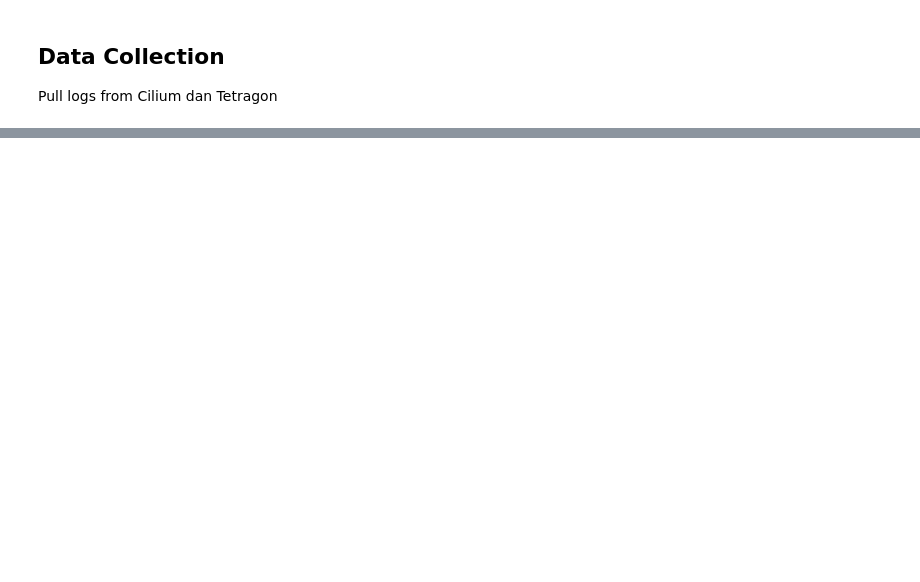
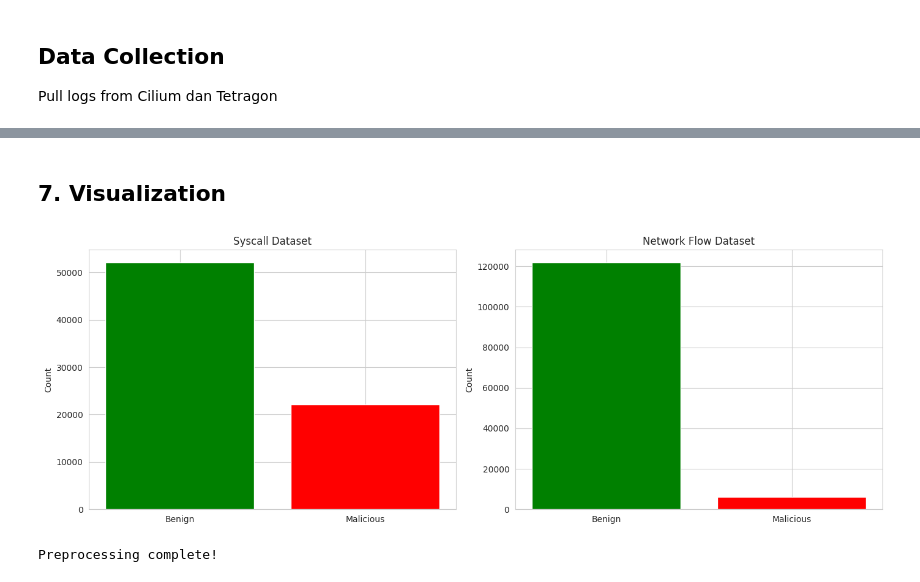
Before and after one commit to danielcristho/K-WATCH, a Jupyter notebook: feature_engineering/pre_processing.ipynb, the cells around one changed output, grey strips where cells are left out. Cells and saved outputs as stored; diff of their text form; code cells hidden in the pictures; blank space fills up the shorter version.

```diff
--- a/feature_engineering/pre_processing.ipynb
+++ b/feature_engineering/pre_processing.ipynb
@@ -855,0 +371,23 @@ Selected features  : ['is_reply', 'flag_SYN', 'flag_ACK', 'flag_FIN', 'flag_PSH'
+# %%
+# Syscall
+X_syscall = syscall_dataset[['n1', 'n2', 'n3', 'n4', 'n5']]
+y_syscall = syscall_dataset['label']
+
+X_train_sys, X_test_sys, y_train_sys, y_test_sys = train_test_split(
+    X_syscall, y_syscall, test_size=0.3, random_state=42, stratify=y_syscall
+)
+
+print("=== Syscall Dataset ===")
+print(f"Train: {len(X_train_sys):,} | Test: {len(X_test_sys):,}")
+print(f"Train labels: {Counter(y_train_sys)}")
+print(f"Test labels: {Counter(y_test_sys)}")
+
+# Network
+X_train_flow, X_test_flow, y_train_flow, y_test_flow = train_test_split(
+    X_flow_selected, y_flow, test_size=0.3, random_state=42, stratify=y_flow
+)
+
+print("\n=== Network Flow Dataset ===")
+print(f"Train: {len(X_train_flow):,} | Test: {len(X_test_flow):,}")
+print(f"Train labels: {Counter(y_train_flow)}")
+print(f"Test labels: {Counter(y_test_flow)}")
@@ -855,0 +433,25 @@ Selected features  : ['is_reply', 'flag_SYN', 'flag_ACK', 'flag_FIN', 'flag_PSH'
+# %% [markdown]
+## 7. Visualization
+# %%
+fig, axes = plt.subplots(1, 2, figsize=(14, 5))
+
+# Syscall
+syscall_counts = y_syscall.value_counts()
+axes[0].bar(['Benign', 'Malicious'], [syscall_counts.get(0, 0), syscall_counts.get(1, 0)], color=['green', 'red'])
+axes[0].set_title('Syscall Dataset')
+axes[0].set_ylabel('Count')
+
+# Network
+flow_counts = y_flow.value_counts()
+axes[1].bar(['Benign', 'Malicious'], [flow_counts.get(0, 0), flow_counts.get(1, 0)], color=['green', 'red'])
+axes[1].set_title('Network Flow Dataset')
+axes[1].set_ylabel('Count')
+
+plt.tight_layout()
+plt.savefig('output/label_distribution.png', dpi=150)
+plt.show()
+
+print("Preprocessing complete!")
+# %% [output]
+[figure, added]
+Preprocessing complete!
```
Also changed, not shown: parts of 40 cells of this notebook.
